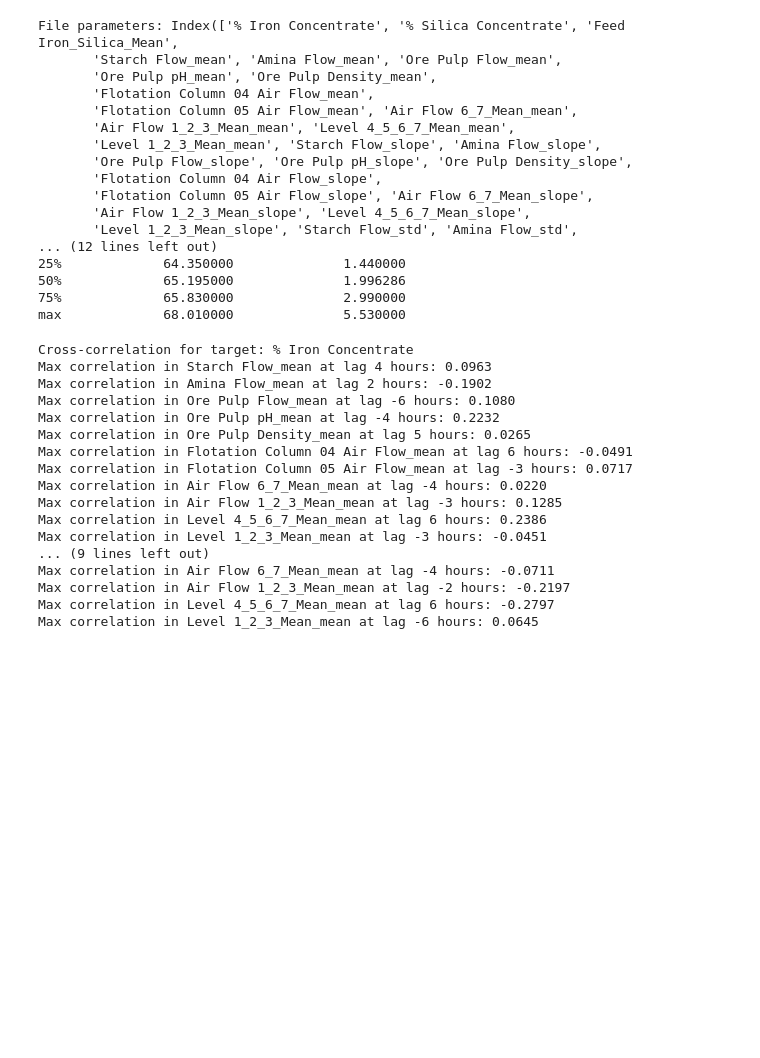
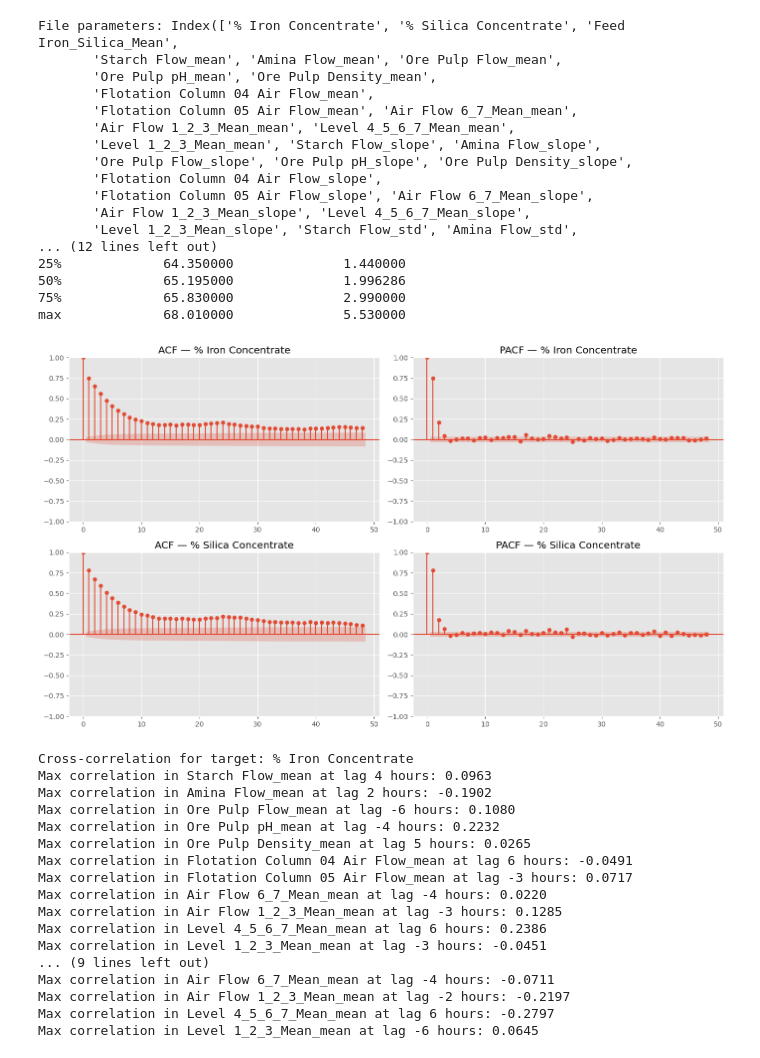
Before and after one commit to gerardo-perez-96/AOVE2-doc, a Jupyter notebook: mining_process_dataset/forecasting_1_h_ml.ipynb, the cells around one changed output. Drawn from its saved outputs; the diff is of its cells as text; code cells hidden in the pictures; blank space fills up the shorter version.

Commit message:
Autorregresive forecasting model notebook added

```diff
--- a/mining_process_dataset/forecasting_1_h_ml.ipynb
+++ b/mining_process_dataset/forecasting_1_h_ml.ipynb
@@ -188,6 +188,44 @@ File parameters: Index(['% Iron Concentrate', '% Silica Concentrate', 'Feed Iron
 50%             65.195000              1.996286
 75%             65.830000              2.990000
 max             68.010000              5.530000
+# %%
+# --- Autocorrelacion (ACF) y autocorrelacion parcial (PACF) de los targets ---
+# Se mira esto ANTES de cualquier analisis de correlacion cruzada con los
+# sensores: caracteriza cuanta memoria temporal tiene cada target por si
+# solo (cuanto explica el pasado del propio target sobre su futuro), lo cual
+# es relevante para:
+# - Interpretar los umbrales de ruido de MI/xcorr calculados mas abajo: un
+#   target con autocorrelacion fuerte hace que el shuffle puro (que rompe
+#   toda la memoria) subestime el ruido de fondo (ver celda de umbral por
+#   permutacion vs. desplazamiento circular).
+# - Decidir si merece la pena anadir lags del propio target como feature
+#   (autoregresivo) ademas de los sensores exogenos.
+#
+# OJO al interpretar: TARGET son medidas de laboratorio de baja frecuencia
+# propagadas hacia adelante (ffill) para rellenar la rejilla horaria (ver
+# celda anterior). Eso infla artificialmente la autocorrelacion en los
+# primeros lags (rachas de valor identico por construccion, no porque el
+# proceso tenga esa memoria) -- la ACF/PACF de aqui describe la serie TAL
+# COMO ENTRA al modelo (con el ffill ya aplicado), no la dinamica real del
+# proceso entre mediciones de laboratorio.
+from statsmodels.graphics.tsaplots import plot_acf, plot_pacf
+
+ACF_LAGS = 48  # horas (2 dias) de horizonte para ver memoria de corto/medio plazo
+
+fig, axes = plt.subplots(len(TARGET), 2, figsize=(14, 4 * len(TARGET)))
+for i, target_col in enumerate(TARGET):
+    series = df[target_col].dropna()
+
+    ax_acf = axes[i, 0] if len(TARGET) > 1 else axes[0]
+    plot_acf(series, lags=ACF_LAGS, ax=ax_acf, title=f'ACF — {target_col}')
+
+    ax_pacf = axes[i, 1] if len(TARGET) > 1 else axes[1]
+    plot_pacf(series, lags=ACF_LAGS, ax=ax_pacf, method='ywm', title=f'PACF — {target_col}')
+
+plt.tight_layout()
+plt.show()
+# %% [output]
+[figure, added]
 # %%
 # Comprobar la correlacion entre las señales target y las features de laboratorio
 # Para cada variable de proceso candidata (elige 3-5 que físicamente deberían
```
Also changed, not shown: parts of 14 cells of this notebook, 1 other file.
